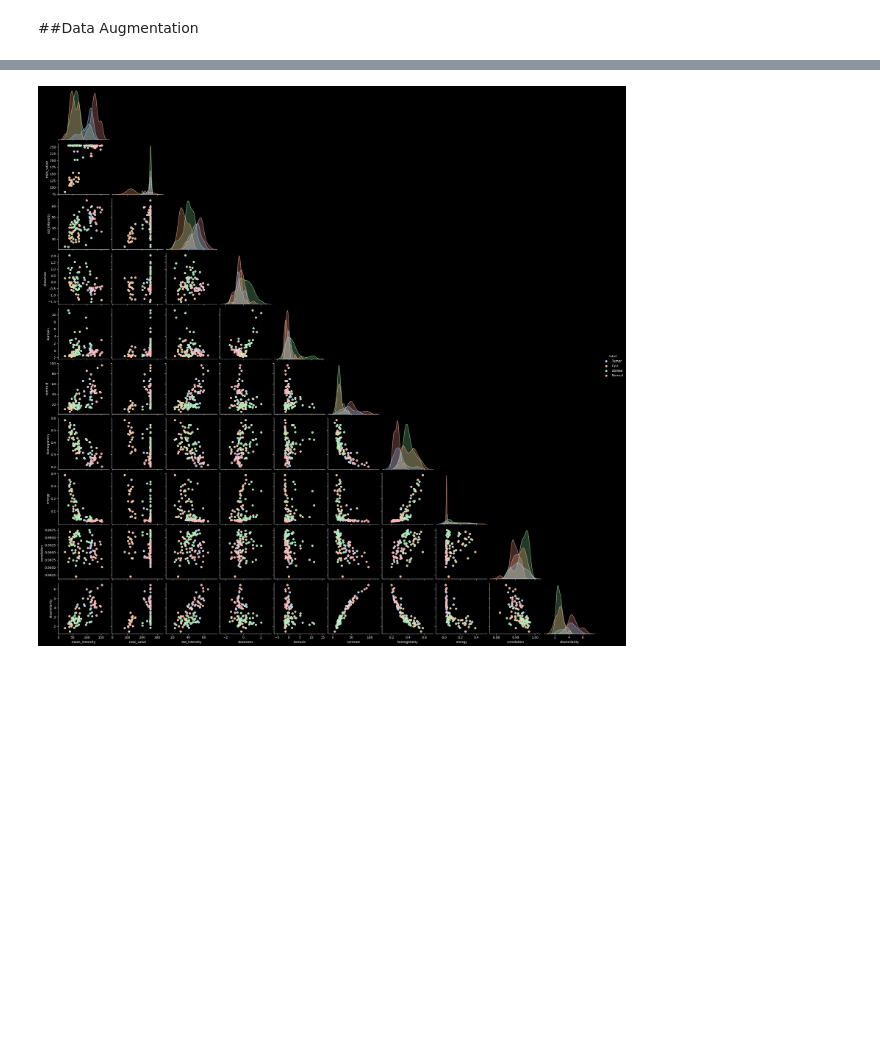
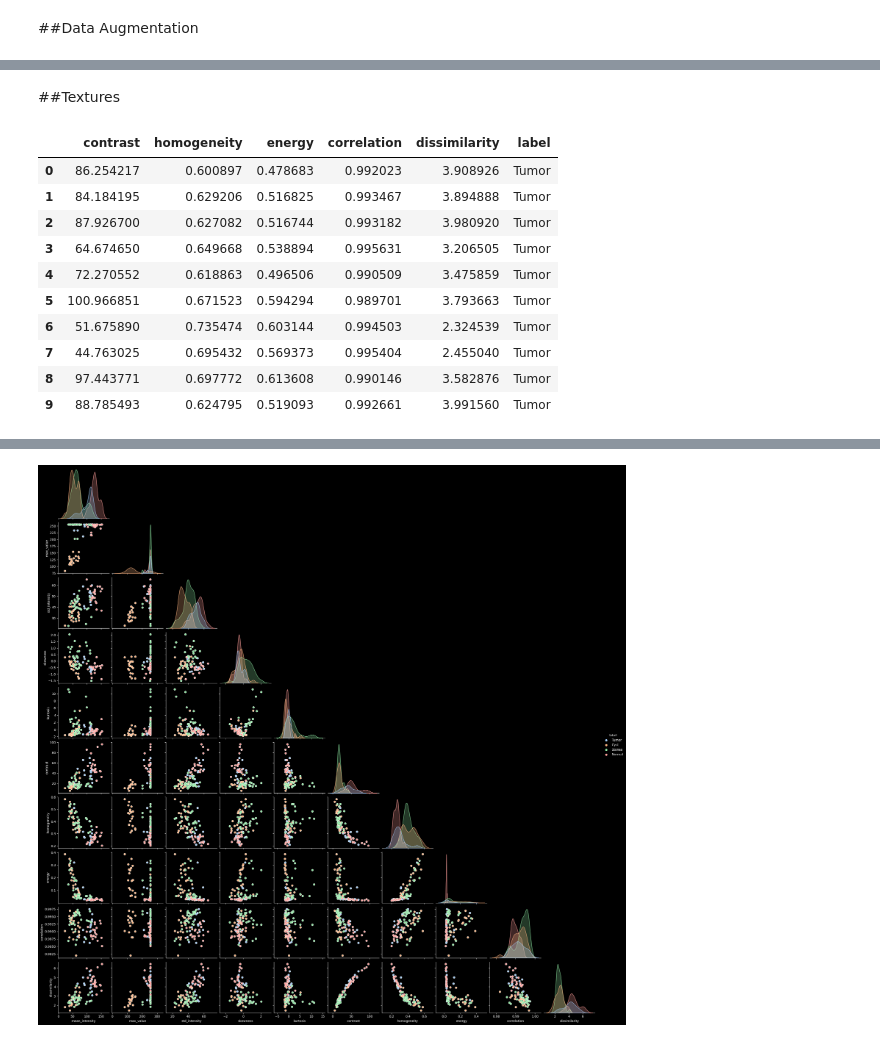
Before and after one commit to milalangone/kidney_segmentation, a Jupyter notebook: TP_PIB_LangoneRondinellaSimoncelliTerrazas.ipynb, the cells around one changed output, grey strips where cells are left out. Drawn from its saved outputs; the diff is of its cells as text; code cells hidden in the pictures; blank space fills up the shorter version.

Commit message:
included dataframes of features

```diff
--- a/TP_PIB_LangoneRondinellaSimoncelliTerrazas.ipynb
+++ b/TP_PIB_LangoneRondinellaSimoncelliTerrazas.ipynb
@@ -457,0 +458,22 @@ df.describe()
+# %% [markdown]
+##Textures
+# %%
+selected_columns = ['contrast', 'homogeneity', 'energy', 'correlation', 'dissimilarity', 'label']
+selected_columns2 = ['mean_intensity', 'max_value', 'std_intensity', 'skewness', 'kurtosis', 'label']
+df_selected_columns = df[selected_columns]
+df_selected_columns2 = df[selected_columns2]
+display(df_selected_columns.head(10))
+t = df_selected_columns.groupby('label').mean().reset_index()
+i = df_selected_columns2.groupby('label').mean().reset_index()
+# %% [output]
+|  | contrast | homogeneity | energy | correlation | dissimilarity | label |
+| 0 | 86.254217 | 0.600897 | 0.478683 | 0.992023 | 3.908926 | Tumor |
+| 1 | 84.184195 | 0.629206 | 0.516825 | 0.993467 | 3.894888 | Tumor |
+| 2 | 87.926700 | 0.627082 | 0.516744 | 0.993182 | 3.980920 | Tumor |
+| 3 | 64.674650 | 0.649668 | 0.538894 | 0.995631 | 3.206505 | Tumor |
+| 4 | 72.270552 | 0.618863 | 0.496506 | 0.990509 | 3.475859 | Tumor |
+| 5 | 100.966851 | 0.671523 | 0.594294 | 0.989701 | 3.793663 | Tumor |
+| 6 | 51.675890 | 0.735474 | 0.603144 | 0.994503 | 2.324539 | Tumor |
+| 7 | 44.763025 | 0.695432 | 0.569373 | 0.995404 | 2.455040 | Tumor |
+| 8 | 97.443771 | 0.697772 | 0.613608 | 0.990146 | 3.582876 | Tumor |
+| 9 | 88.785493 | 0.624795 | 0.519093 | 0.992661 | 3.991560 | Tumor |
```
Also changed, not shown: parts of 6 cells of this notebook.
